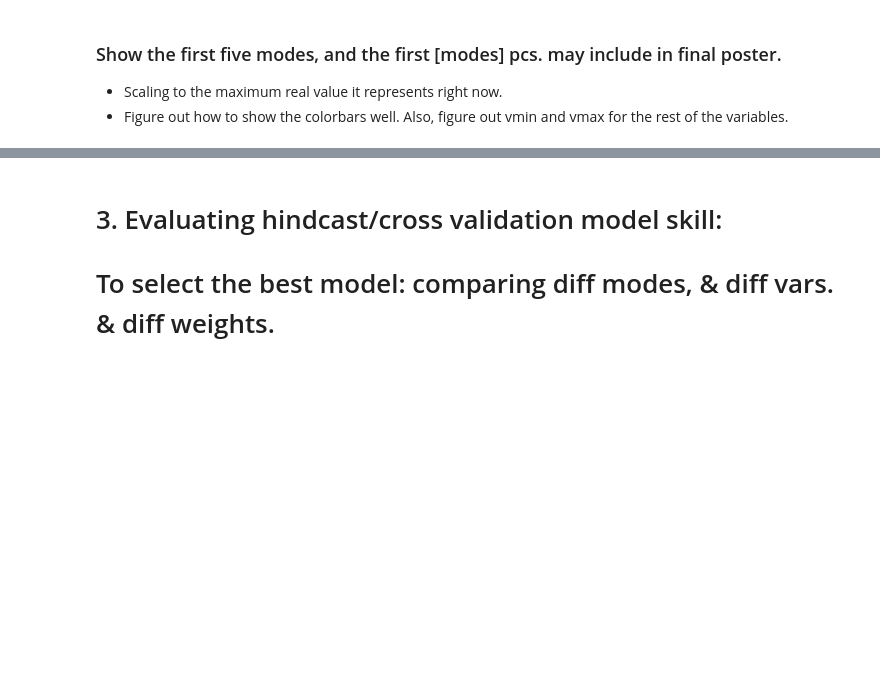
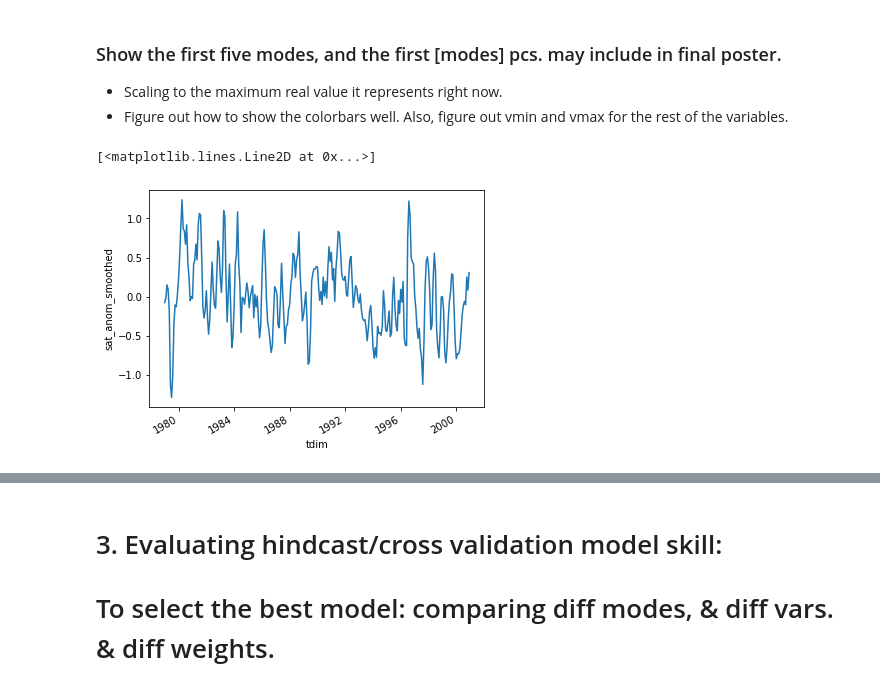
Before and after one commit to bernardw11/seaice_forecasts, a Jupyter notebook: remake_old_model/meof_hcast_cross_og.ipynb, the cells around one changed output, grey strips where cells are left out. Cells and saved outputs as stored; diff of their text form; code cells hidden in the pictures; blank space fills up the shorter version.

```diff
--- a/remake_old_model/meof_hcast_cross_og.ipynb
+++ b/remake_old_model/meof_hcast_cross_og.ipynb
@@ -378,4 +378,9 @@ Done!
 ### Show the first five modes, and the first [modes] pcs. may include in final poster.
 - Scaling to the maximum real value it represents right now.
 - Figure out how to show the colorbars well. Also, figure out vmin and vmax for the rest of the variables.
+# %%
+sat_anom.mean(dim=['x','y']).plot()
+# %% [output]
+[<matplotlib.lines.Line2D at 0x...>]
+[figure, added]
 # %%
```
Also changed, not shown: parts of 6 cells of this notebook, 30 other files.
